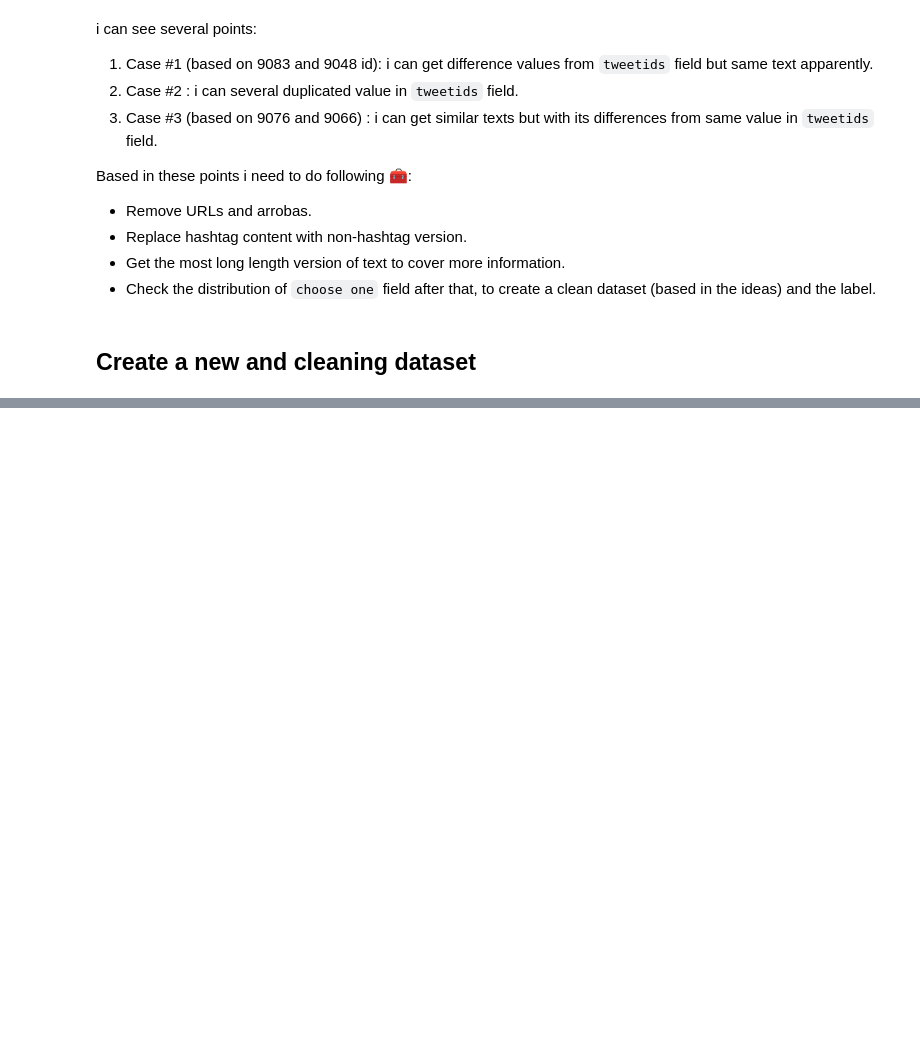
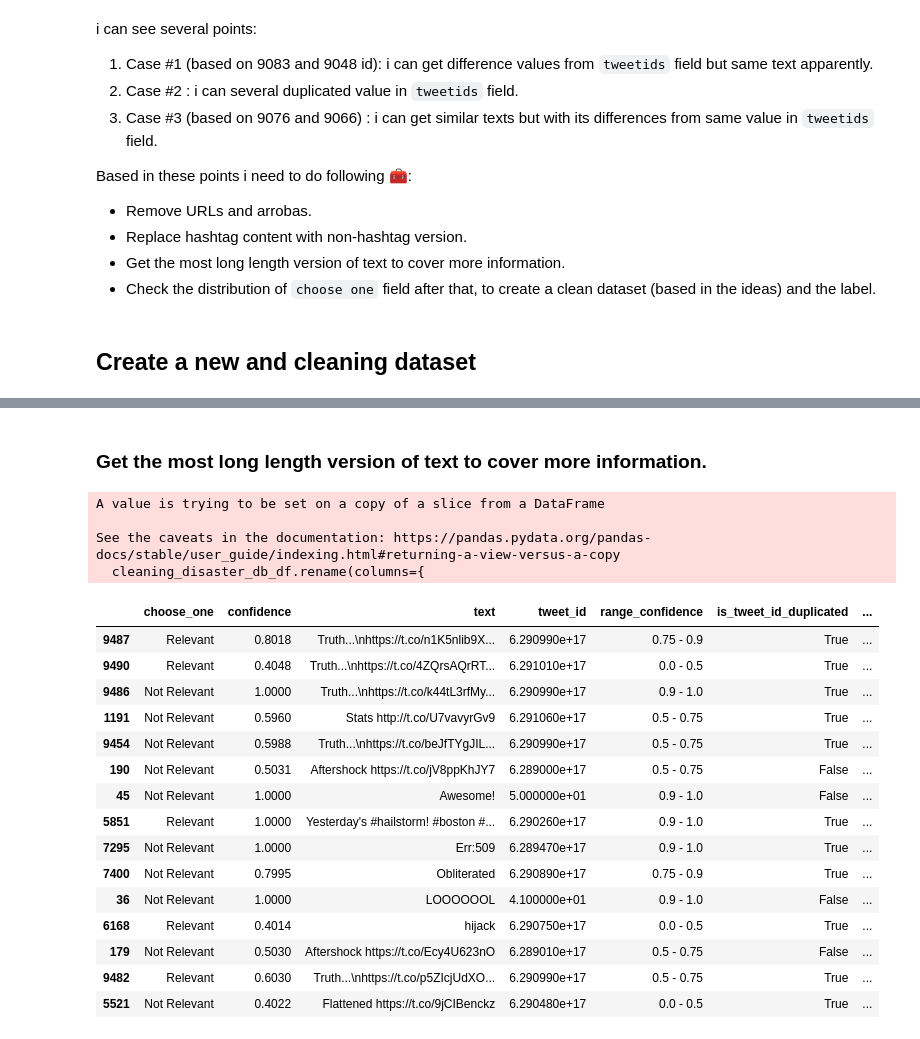
Before and after one commit to CarlosChicata/data_world_portfolio, a Jupyter notebook: Projects/POC/AWS_Ingesting_disaster_tweets_in_real_time/process_scripts/Assign_better_label_to_dataset.ipynb, the cells around one changed output, grey strips where cells are left out. Saved outputs shown, nothing was run; the diff lists cells and outputs as text; code cells hidden in the pictures; blank space fills up the shorter version.

```diff
--- a/Projects/POC/AWS_Ingesting_disaster_tweets_in_real_time/process_scripts/Assign_better_label_to_dataset.ipynb
+++ b/Projects/POC/AWS_Ingesting_disaster_tweets_in_real_time/process_scripts/Assign_better_label_to_dataset.ipynb
@@ -269,0 +371,15 @@ Based in these points i need to do following 🧰:
+# %%
+def remove_with_non_hashtag_value(x):
+  ''' Remove hashtag value'''
+  word_list = x.split(" ")
+  clean_words = []
+  for word in word_list:
+    if re.search("^#", word) is None:
+      clean_words.append(word.lower())
+
+  return " ".join(clean_words)
+
+disaster_db_df["text_without_hashtag_version"] = disaster_db_df["text_without_url_and_arroba"].apply(lambda x: remove_with_non_hashtag_value(x))
+clean_step_2_1_tweetit_db_df = disaster_db_df[disaster_db_df["is_tweet_id_duplicated"] == True]
+clean_step_2_1_tweetit_db_df.sort_values(by = 'tweetid', inplace=True)
+clean_step_2_1_tweetit_db_df[["text_without_hashtag_version", "text"]].head(20)
@@ -269,0 +408,38 @@ Based in these points i need to do following 🧰:
+# %% [markdown]
+### Get the most long length version of text to cover more information.
+# %%
+def get_lenght_text(x):
+  ''' Get the lenght of words in "text" field'''
+  return len(x.split(" "))
+
+disaster_db_df["amount_words_in_cleaning_text"] = disaster_db_df["text_without_hashtag_version"].apply( lambda x : get_lenght_text(x))
+disaster_db_df.sort_values(by = 'amount_words_in_cleaning_text', inplace=True)
+cleaning_disaster_db_df = disaster_db_df[['choose_one', 'choose_one:confidence', 'text','tweetid', 'range_confidence',
+  'is_tweet_id_duplicated', 'amount_words_in_cleaning_text', "text_without_hashtag_version"]]
+cleaning_disaster_db_df.rename(columns={
+    "text_without_hashtag_version": "cleaning_text",
+    "choose_one:confidence": "confidence",
+    "tweetid": "tweet_id"
+  }, inplace=True)
+cleaning_disaster_db_df.head(15)
+# %% [output]
+A value is trying to be set on a copy of a slice from a DataFrame
+
+See the caveats in the documentation: https://pandas.pydata.org/pandas-docs/stable/user_guide/indexing.html#returning-a-view-versus-a-copy
+  cleaning_disaster_db_df.rename(columns={
+|  | choose_one | confidence | text | tweet_id | range_confidence | is_tweet_id_duplicated | ... |
+| 9487 | Relevant | 0.8018 | Truth...\nhttps://t.co/n1K5nlib9X... | 6.290990e+17 | 0.75 - 0.9 | True | ... |
+| 9490 | Relevant | 0.4048 | Truth...\nhttps://t.co/4ZQrsAQrRT... | 6.291010e+17 | 0.0 - 0.5 | True | ... |
+| 9486 | Not Relevant | 1.0000 | Truth...\nhttps://t.co/k44tL3rfMy... | 6.290990e+17 | 0.9 - 1.0 | True | ... |
+| 1191 | Not Relevant | 0.5960 | Stats http://t.co/U7vavyrGv9 | 6.291060e+17 | 0.5 - 0.75 | True | ... |
+| 9454 | Not Relevant | 0.5988 | Truth...\nhttps://t.co/beJfTYgJIL... | 6.290990e+17 | 0.5 - 0.75 | True | ... |
+| 190 | Not Relevant | 0.5031 | Aftershock https://t.co/jV8ppKhJY7 | 6.289000e+17 | 0.5 - 0.75 | False | ... |
+| 45 | Not Relevant | 1.0000 | Awesome! | 5.000000e+01 | 0.9 - 1.0 | False | ... |
+| 5851 | Relevant | 1.0000 | Yesterday's #hailstorm! #boston #... | 6.290260e+17 | 0.9 - 1.0 | True | ... |
+| 7295 | Not Relevant | 1.0000 | Err:509 | 6.289470e+17 | 0.9 - 1.0 | True | ... |
+| 7400 | Not Relevant | 0.7995 | Obliterated | 6.290890e+17 | 0.75 - 0.9 | True | ... |
+| 36 | Not Relevant | 1.0000 | LOOOOOOL | 4.100000e+01 | 0.9 - 1.0 | False | ... |
+| 6168 | Relevant | 0.4014 | hijack | 6.290750e+17 | 0.0 - 0.5 | True | ... |
+| 179 | Not Relevant | 0.5030 | Aftershock https://t.co/Ecy4U623nO | 6.289010e+17 | 0.5 - 0.75 | False | ... |
+| 9482 | Relevant | 0.6030 | Truth...\nhttps://t.co/p5ZIcjUdXO... | 6.290990e+17 | 0.5 - 0.75 | True | ... |
+| 5521 | Not Relevant | 0.4022 | Flattened https://t.co/9jCIBenckz | 6.290480e+17 | 0.0 - 0.5 | True | ... |
```
Also changed, not shown: parts of 11 cells of this notebook.
